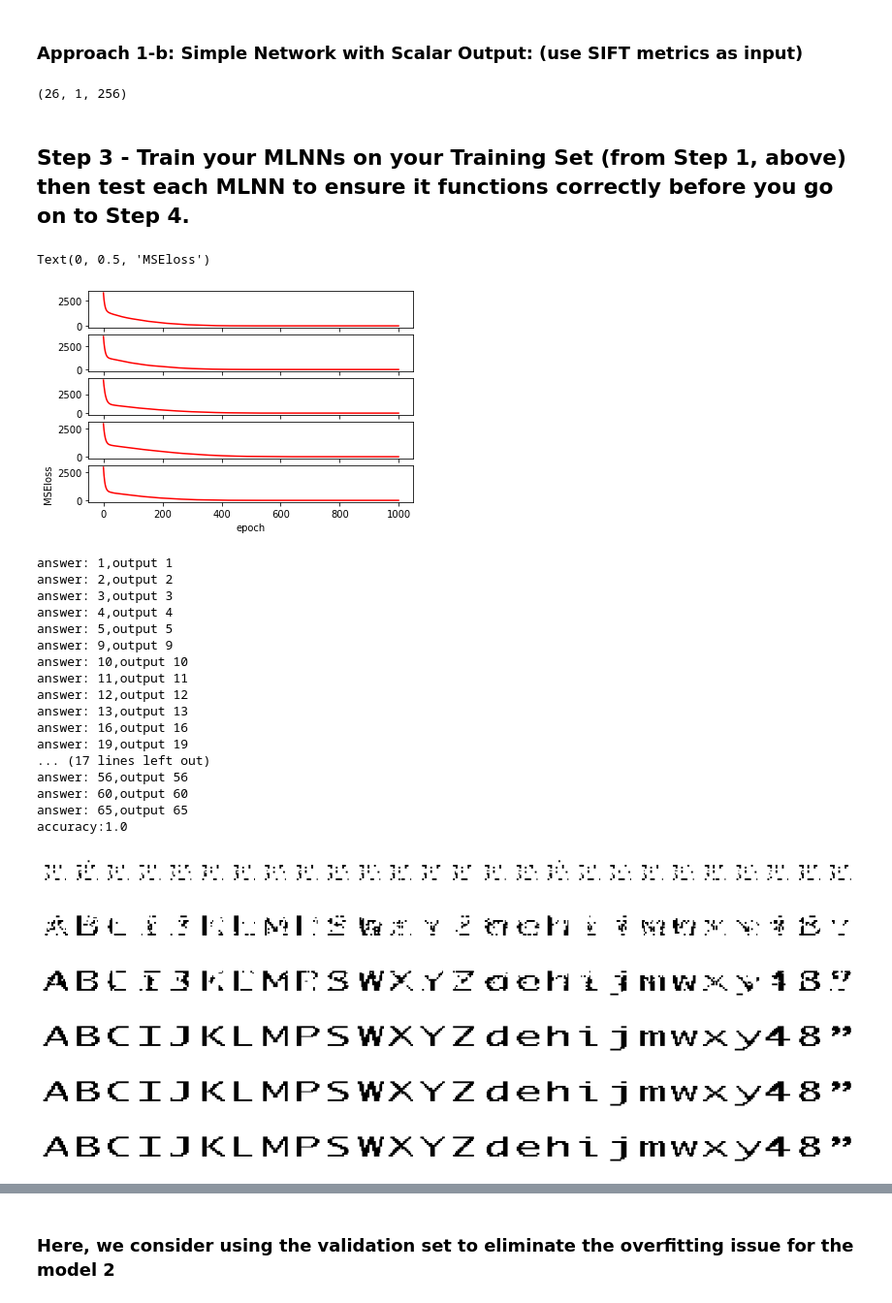
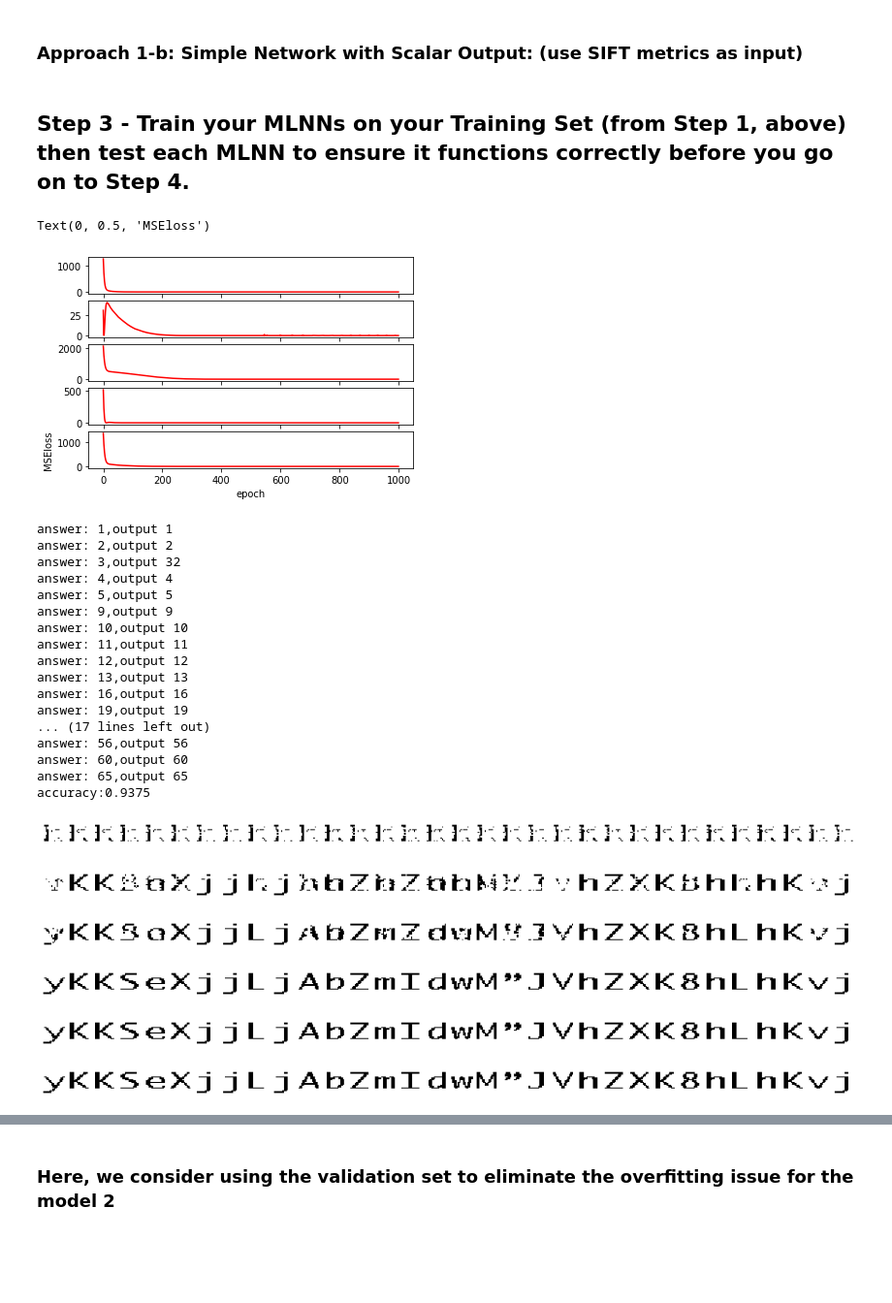
Before and after one commit to BazingaOo/CAP6615, a Jupyter notebook: HW2/CAP6615_Programming_Assignment#2-updated-bagging.ipynb, the cells around one changed output, grey strips where cells are left out. Shown: that part at 97% size. Saved outputs shown, nothing was run; the diff lists cells and outputs as text; code cells hidden in the pictures; blank space fills up the shorter version.

Commit message:
fix wrong bagging function

```diff
--- a/HW2/CAP6615_Programming_Assignment#2-updated-bagging.ipynb
+++ b/HW2/CAP6615_Programming_Assignment#2-updated-bagging.ipynb
@@ -389,6 +389,15 @@ model_Ap2_5 = torch.nn.Sequential(
 ### Approach 1-b: Simple Network with Scalar Output: (use SIFT metrics as input)
 # %%
 def random_bagging(indices, All_label_ensemble, All_train_ensemble):
+    label_out = []
+    train_out = []
+    for x in indices:
+        label_out.append(All_label_ensemble[x])
+        train_out.append(All_train_ensemble[x])
+
+    return np.array(train_out),np.array(label_out)
+
+
     return  np.delete(All_train_ensemble,indices,0),np.delete(All_label_ensemble,indices,0)
 def majority_vote(model_1,model_2,model_3,model_4,model_5,x):
     out1 =round(model_1(x).float().item())
@@ -401,27 +410,24 @@ def majority_vote(model_1,model_2,model_3,model_4,model_5,x):
 
 
 
-###Create ensemble 10 bagging, with training size 26
+###Create ensemble 10 bagging, with training size 32
 model_Ap1_1 = TrainableEltwiseLayer(256)
 model_Ap1_2 = TrainableEltwiseLayer(256)
 model_Ap1_3 = TrainableEltwiseLayer(256)
 model_Ap1_4 = TrainableEltwiseLayer(256)
 model_Ap1_5 = TrainableEltwiseLayer(256)
 
-list_1 = random.choices(range(0,32),k=6)
-list_2 = random.choices(range(0,32),k=6)
-list_3 = random.choices(range(0,32),k=6)
-list_4 = random.choices(range(0,32),k=6)
-list_5 = random.choices(range(0,32),k=6)
+list_1 = random.choices(range(0,32),k=32)
+list_2 = random.choices(range(0,32),k=32)
+list_3 = random.choices(range(0,32),k=32)
+list_4 = random.choices(range(0,32),k=32)
+list_5 = random.choices(range(0,32),k=32)
 
 ensemble1_train,ensemble1_label= random_bagging(list_1, labels_train, dataset_train_reshaped)
 ensemble2_train,ensemble2_label= random_bagging(list_2, labels_train, dataset_train_reshaped)
 ensemble3_train,ensemble3_label= random_bagging(list_3, labels_train, dataset_train_reshaped)
 ensemble4_train,ensemble4_label= random_bagging(list_4, labels_train, dataset_train_reshaped)
 ensemble5_train,ensemble5_label= random_bagging(list_5, labels_train, dataset_train_reshaped)
-ensemble1_train.shape
-# %% [output]
-(26, 1, 256)
 # %% [markdown]
 ## Step 3 - Train your MLNNs on your Training Set (from Step 1, above) then test each MLNN to ensure it functions correctly before you go on to Step 4.
 # %%
@@ -446,7 +452,7 @@ def train_ModelAp1(model_ensemble, train_data, train_label, bagsize):
             loss = loss_fn(y_pred, y)
             #if (i % bagsize == 25 ) and (t % 10 == 0 ):
             #   print("Epoch {} - loss: {}".format(t, loss.item()))
-            if (i % bagsize == 25 ):
+            if (i % bagsize == bagsize-1 ):
                 loss_all_1 += [loss]
 
             # Before the backward pass, use the optimizer object to zero all of the
@@ -465,11 +471,11 @@ def train_ModelAp1(model_ensemble, train_data, train_label, bagsize):
             optimizer.step()
     return loss_all_1,model_ensemble
 # %%
-loss_all_ensemble_Ap1_1,model_Ap1_1 = train_ModelAp1(model_Ap1_1,ensemble1_train,ensemble1_label,26)
-loss_all_ensemble_Ap1_2,model_Ap1_2 = train_ModelAp1(model_Ap1_2,ensemble2_train,ensemble2_label,26)
-loss_all_ensemble_Ap1_3,model_Ap1_3 = train_ModelAp1(model_Ap1_3,ensemble3_train,ensemble3_label,26)
-loss_all_ensemble_Ap1_4,model_Ap1_4 = train_ModelAp1(model_Ap1_4,ensemble4_train,ensemble4_label,26)
-loss_all_ensemble_Ap1_5,model_Ap1_5 = train_ModelAp1(model_Ap1_5,ensemble5_train,ensemble5_label,26)
+loss_all_ensemble_Ap1_1,model_Ap1_1 = train_ModelAp1(model_Ap1_1,ensemble1_train,ensemble1_label,32)
+loss_all_ensemble_Ap1_2,model_Ap1_2 = train_ModelAp1(model_Ap1_2,ensemble2_train,ensemble2_label,32)
+loss_all_ensemble_Ap1_3,model_Ap1_3 = train_ModelAp1(model_Ap1_3,ensemble3_train,ensemble3_label,32)
+loss_all_ensemble_Ap1_4,model_Ap1_4 = train_ModelAp1(model_Ap1_4,ensemble4_train,ensemble4_label,32)
+loss_all_ensemble_Ap1_5,model_Ap1_5 = train_ModelAp1(model_Ap1_5,ensemble5_train,ensemble5_label,32)
 # %%
 fig = plt.figure()
 ax1 = fig.add_subplot(5,1,1)
@@ -486,7 +492,7 @@ plt.xlabel("epoch")
 plt.ylabel("MSEloss")
 # %% [output]
 Text(0, 0.5, 'MSEloss')
-[figure, old version]
+[figure, new version]
 # %%
 # training result in approach 1
 cor = 0
@@ -505,7 +511,7 @@ print("accuracy:{}".format(cor/n_train_sample))
 # %% [output]
 answer: 1,output 1
 answer: 2,output 2
-answer: 3,output 3
+answer: 3,output 32
 answer: 4,output 4
 answer: 5,output 5
 answer: 9,output 9
@@ -519,7 +525,7 @@ answer: 19,output 19
 answer: 56,output 56
 answer: 60,output 60
 answer: 65,output 65
-accuracy:1.0
+accuracy:0.9375
 # %%
 
 def train_ModelAp2(model_ensemble, train_data, bagsize, showProgress):
@@ -576,18 +582,18 @@ def train_ModelAp2(model_ensemble, train_data, bagsize, showProgress):
                         ax.axis('off')
     return loss_all_2,model_ensemble
 # %%
-loss_all_ensemble_Ap2_1,model_Ap2_1 = train_ModelAp2(model_Ap2_1,ensemble1_train,26,True)
-loss_all_ensemble_Ap2_2,model_Ap2_2 = train_ModelAp2(model_Ap2_2,ensemble2_train,26,False)
-loss_all_ensemble_Ap2_3,model_Ap2_3 = train_ModelAp2(model_Ap2_3,ensemble3_train,26,False)
-loss_all_ensemble_Ap2_4,model_Ap2_4 = train_ModelAp2(model_Ap2_4,ensemble4_train,26,False)
-loss_all_ensemble_Ap2_5,model_Ap2_5 = train_ModelAp2(model_Ap2_5,ensemble5_train,26,False)
+loss_all_ensemble_Ap2_1,model_Ap2_1 = train_ModelAp2(model_Ap2_1,ensemble1_train,32,True)
+loss_all_ensemble_Ap2_2,model_Ap2_2 = train_ModelAp2(model_Ap2_2,ensemble2_train,32,False)
+loss_all_ensemble_Ap2_3,model_Ap2_3 = train_ModelAp2(model_Ap2_3,ensemble3_train,32,False)
+loss_all_ensemble_Ap2_4,model_Ap2_4 = train_ModelAp2(model_Ap2_4,ensemble4_train,32,False)
+loss_all_ensemble_Ap2_5,model_Ap2_5 = train_ModelAp2(model_Ap2_5,ensemble5_train,32,False)
 # %% [output]
-[figure, old version]
+[figure, new version]
-[figure, old version]
+[figure, new version]
-[figure, old version]
+[figure, new version]
-[figure, old version]
+[figure, new version]
-[figure, old version]
+[figure, new version]
-[figure, old version]
+[figure, new version]
 # %%
 fig = plt.figure()
 ax1 = fig.add_subplot(5,1,1)
```
Also changed, not shown: parts of 17 cells of this notebook.
